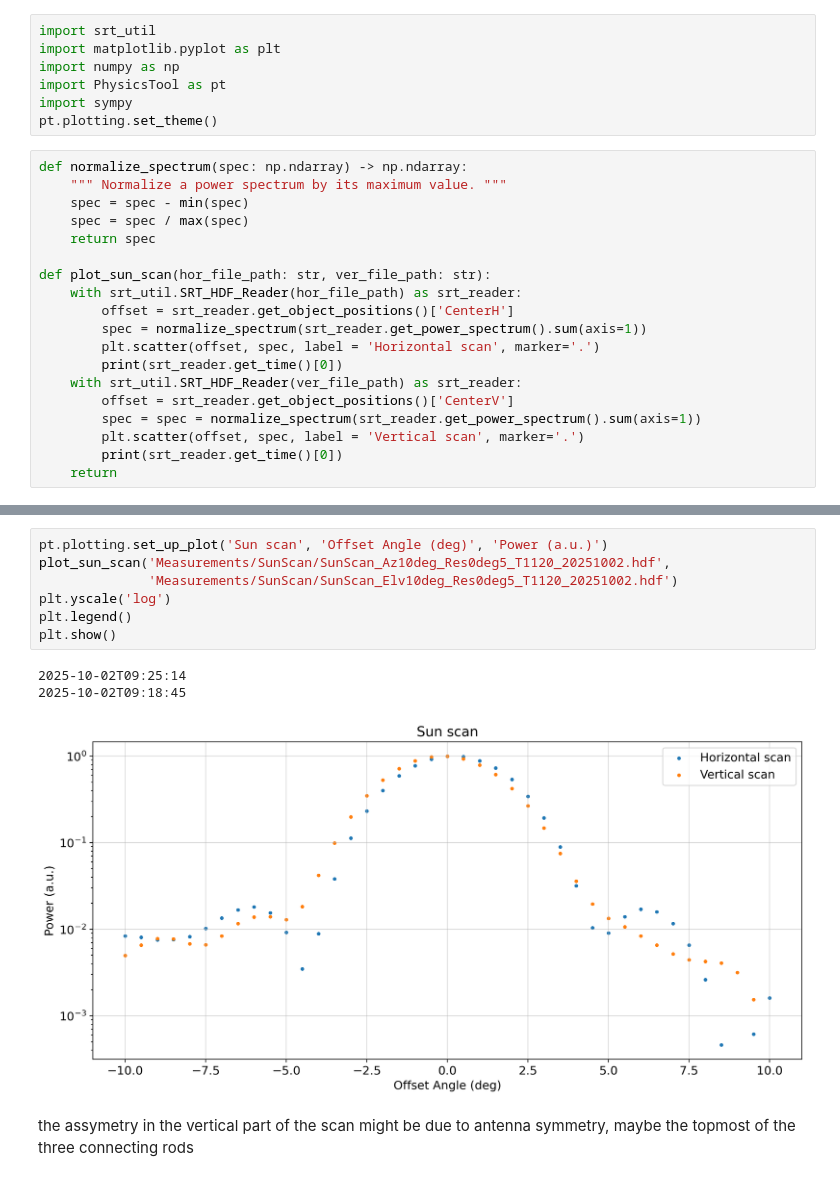
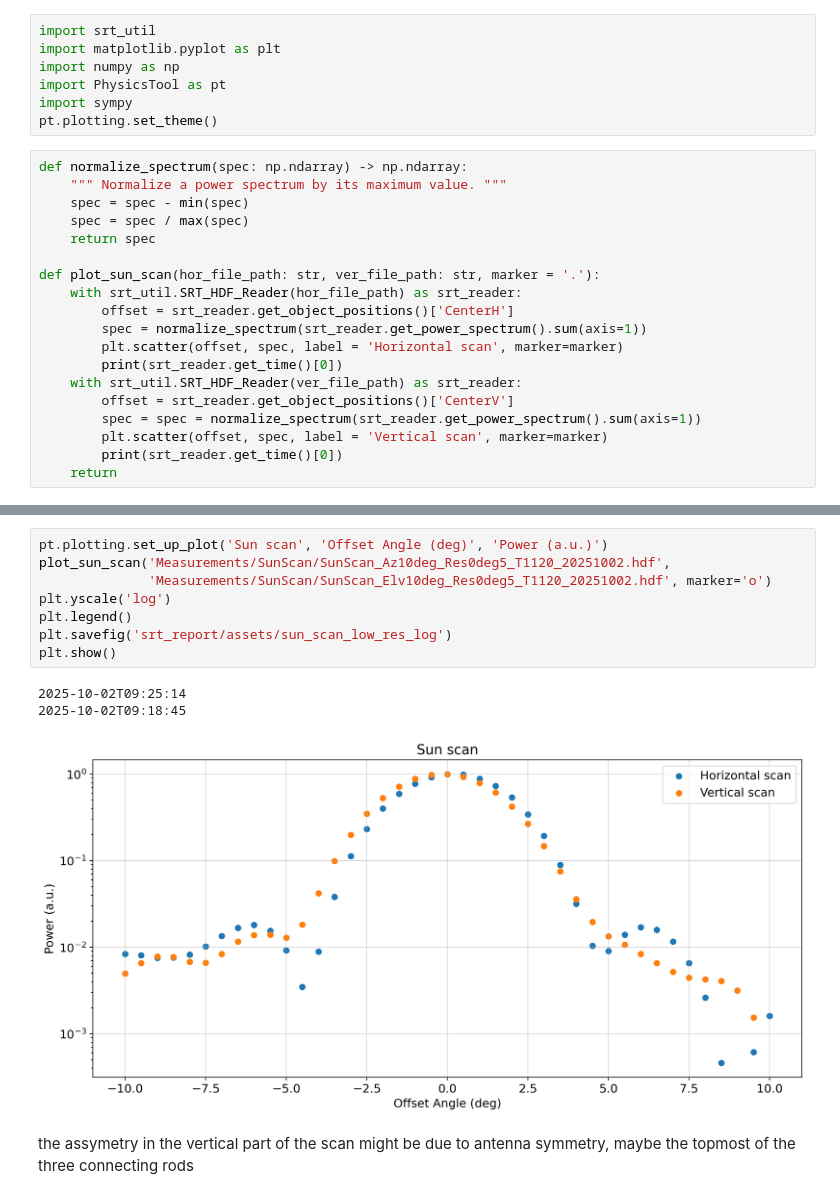
Before and after one commit to SecretGmG/lab, a Jupyter notebook: srt/sun_scan.ipynb, the cells around one changed output, grey strips where cells are left out. Cells and saved outputs as stored; diff of their text form.

```diff
--- a/srt/sun_scan.ipynb
+++ b/srt/sun_scan.ipynb
@@ -12,16 +12,16 @@ def normalize_spectrum(spec: np.ndarray) -> np.ndarray:
     spec = spec / max(spec)
     return spec
 
-def plot_sun_scan(hor_file_path: str, ver_file_path: str):
+def plot_sun_scan(hor_file_path: str, ver_file_path: str, marker = '.'):
     with srt_util.SRT_HDF_Reader(hor_file_path) as srt_reader:
         offset = srt_reader.get_object_positions()['CenterH']
         spec = normalize_spectrum(srt_reader.get_power_spectrum().sum(axis=1))
-        plt.scatter(offset, spec, label = 'Horizontal scan', marker='.')
+        plt.scatter(offset, spec, label = 'Horizontal scan', marker=marker)
         print(srt_reader.get_time()[0])
     with srt_util.SRT_HDF_Reader(ver_file_path) as srt_reader:
         offset = srt_reader.get_object_positions()['CenterV']
         spec = spec = normalize_spectrum(srt_reader.get_power_spectrum().sum(axis=1))
-        plt.scatter(offset, spec, label = 'Vertical scan', marker='.')
+        plt.scatter(offset, spec, label = 'Vertical scan', marker=marker)
         print(srt_reader.get_time()[0])
     return
 # %%
@@ -37,14 +38,15 @@ plt.show()
 # %%
 pt.plotting.set_up_plot('Sun scan', 'Offset Angle (deg)', 'Power (a.u.)')
 plot_sun_scan('Measurements/SunScan/SunScan_Az10deg_Res0deg5_T1120_20251002.hdf',
-              'Measurements/SunScan/SunScan_Elv10deg_Res0deg5_T1120_20251002.hdf')
+              'Measurements/SunScan/SunScan_Elv10deg_Res0deg5_T1120_20251002.hdf', marker='o')
 plt.yscale('log')
 plt.legend()
+plt.savefig('srt_report/assets/sun_scan_low_res_log')
 plt.show()
 # %% [output]
 2025-10-02T09:25:14
 2025-10-02T09:18:45
-[figure, old version]
+[figure, new version]
 # %% [markdown]
 the assymetry in the vertical part of the scan might be due to antenna symmetry, maybe the topmost of the three connecting rods
 # %%
```
Also changed, not shown: parts of 6 cells of this notebook, 11 other files.
